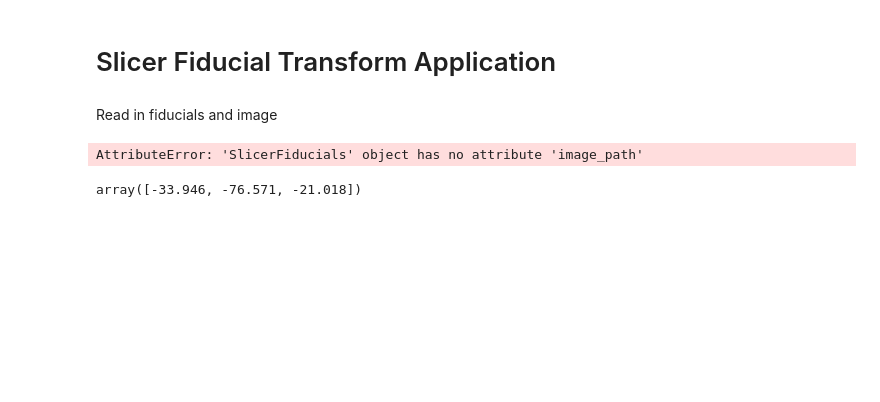
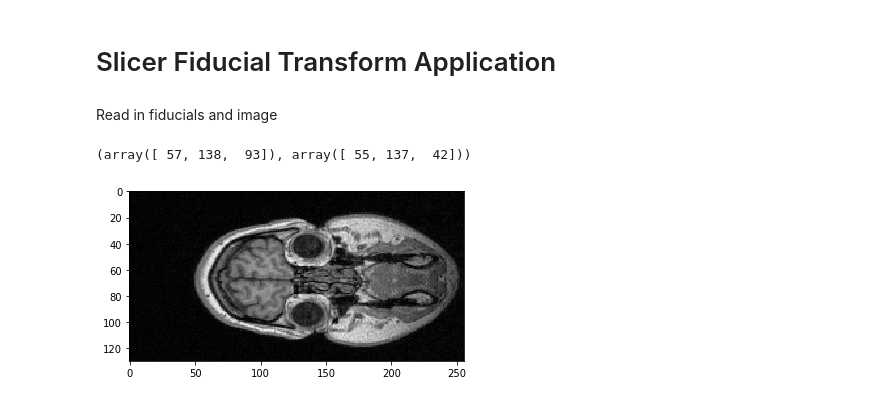
Before and after one commit to BRAINSia/SlicerFiducials, a Jupyter notebook: examples/02_transforms/example.ipynb, the cells around one changed output. Cells and saved outputs as stored; diff of their text form; code cells hidden in the pictures; blank space fills up the shorter version.

```diff
--- a/examples/02_transforms/example.ipynb
+++ b/examples/02_transforms/example.ipynb
@@ -8,12 +13,16 @@ Read in fiducials and image
 # %%
 fiducials = SlicerFiducials(fcsv_filename='./fids.fcsv', image_filename='./MRHead.nrrd')
 image = sitk.ReadImage('./MRHead.nrrd')
-# %%
-ind_of_F1 = fiducials.query('F-1', space='index')
-ind_of_F2 = 1
-# %% [output]
-AttributeError: 'SlicerFiducials' object has no attribute 'image_path'
-# %%
-ind_of_F1
-# %% [output]
-array([-33.946, -76.571, -21.018])
+# %%
+ind_of_F1 = np.round(fiducials.query('F-1', space=Space.INDEX)).astype(int)
+ind_of_F2 = np.round(fiducials.query('F-2', space=Space.INDEX)).astype(int)
+ind_of_F1, ind_of_F2
+# %% [output]
+(array([ 57, 138,  93]), array([ 55, 137,  42]))
+# %%
+def show_lmk_slice(img, index):
+    plt.imshow(sitk.GetArrayFromImage(img[int(index[0]),:,:]),cmap='gray')
+# %%
+show_lmk_slice(image, ind_of_F1)
+# %% [output]
+[figure, added]
```
Also changed, not shown: parts of 8 cells of this notebook, 6 other files.
